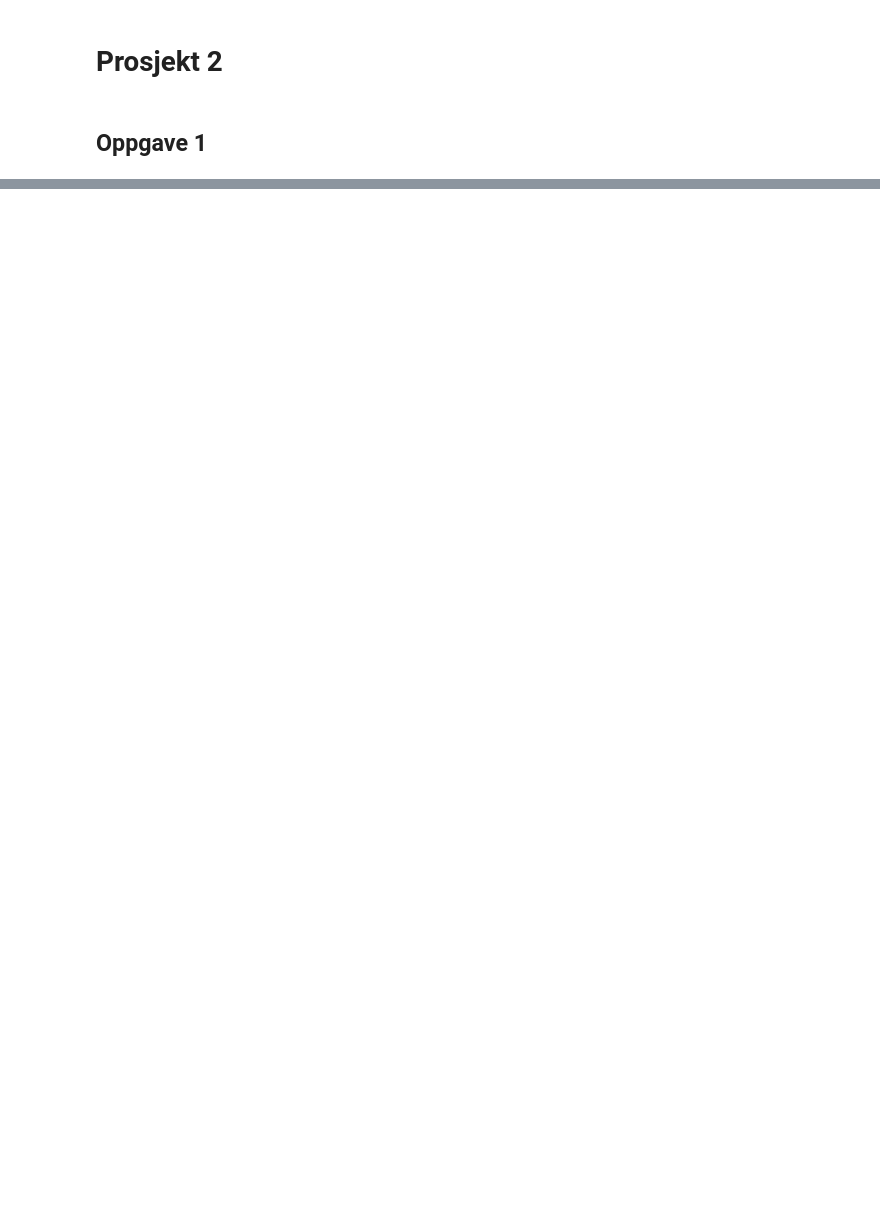
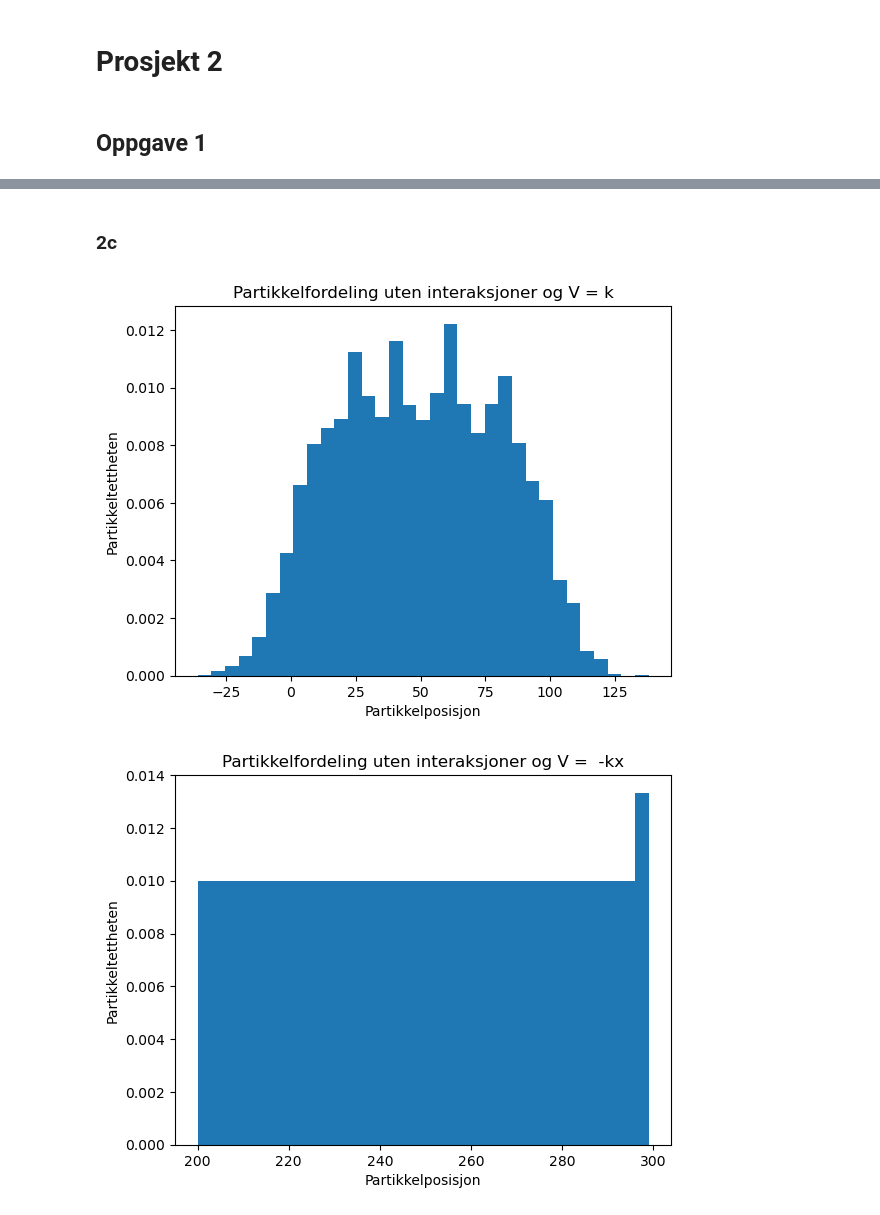
Before and after one commit to theodormv/TMA4320_biofysikk_prosjekt, a Jupyter notebook: tekstsvar/oppgave1.ipynb, the cells around one changed output, grey strips where cells are left out. Drawn from its saved outputs; the diff is of its cells as text; code cells hidden in the pictures; blank space fills up the shorter version.

```diff
--- a/tekstsvar/oppgave1.ipynb
+++ b/tekstsvar/oppgave1.ipynb
@@ -168,0 +338,49 @@ Sannsynlighet blir altså tilnærmet 100% mot potensialet som er minst, altså $
+# %% [markdown]
+### 2c
+# %%
+def oppg2_c():
+    #Lager 2 instanser med virrevandring, en med hvert potensial.
+    #Lar så begge gå med interaksjon
+    n_steps = 100
+
+    walker_V1 = random_walk(beta_k_ratio=1000, V=V_1)
+    walker_V2 = random_walk(beta_k_ratio=1000, V=V_2)
+
+    for j in tqdm(range(n_steps)):
+        walker_V1.oppg_a_step()
+        walker_V2.oppg_a_step()
+        walker_V1.oppg_b_step()
+        walker_V2.oppg_b_step()
+
+    verdier1 = np.array(walker_V1.oppg_a_vals).flatten()
+    plt.hist(verdier1, density=True, bins=walker_V1.n_particles//3)
+    plt.xlabel(f'Partikkelposisjon')
+    plt.ylabel(f'Partikkeltettheten')
+    plt.title(f'Partikkelfordeling uten interaksjoner og V = k')
+    plt.show()
+
+    verdier2 = np.array(walker_V2.oppg_a_vals).flatten()
+    plt.hist(verdier2, density=True, bins=walker_V2.n_particles//3)
+    plt.xlabel(f'Partikkelposisjon')
+    plt.ylabel(f'Partikkeltettheten')
+    plt.title(f'Partikkelfordeling uten interaksjoner og V =  -kx')
+    plt.show()
+
+    verdier1 = np.array(walker_V1.oppg_b_vals).flatten()
+    plt.hist(verdier1, density=True, bins=walker_V1.n_particles//3)
+    plt.xlabel(f'Partikkelposisjon')
+    plt.ylabel(f'Partikkeltettheten')
+    plt.title(f'Partikkelfordeling uten interaksjoner og V = k')
+    plt.show()
+
+    verdier2 = np.array(walker_V2.oppg_b_vals).flatten()
+    plt.hist(verdier2, density=True, bins=walker_V2.n_particles//3)
+    plt.xlabel(f'Partikkelposisjon')
+    plt.ylabel(f'Partikkeltettheten')
+    plt.title(f'Partikkelfordeling uten interaksjoner og V =  -kx')
+    plt.show()
+
+oppg2_c()
+# %% [output]
+[figure, added]
+[figure, added]
```
Also changed, not shown: parts of 15 cells of this notebook.
